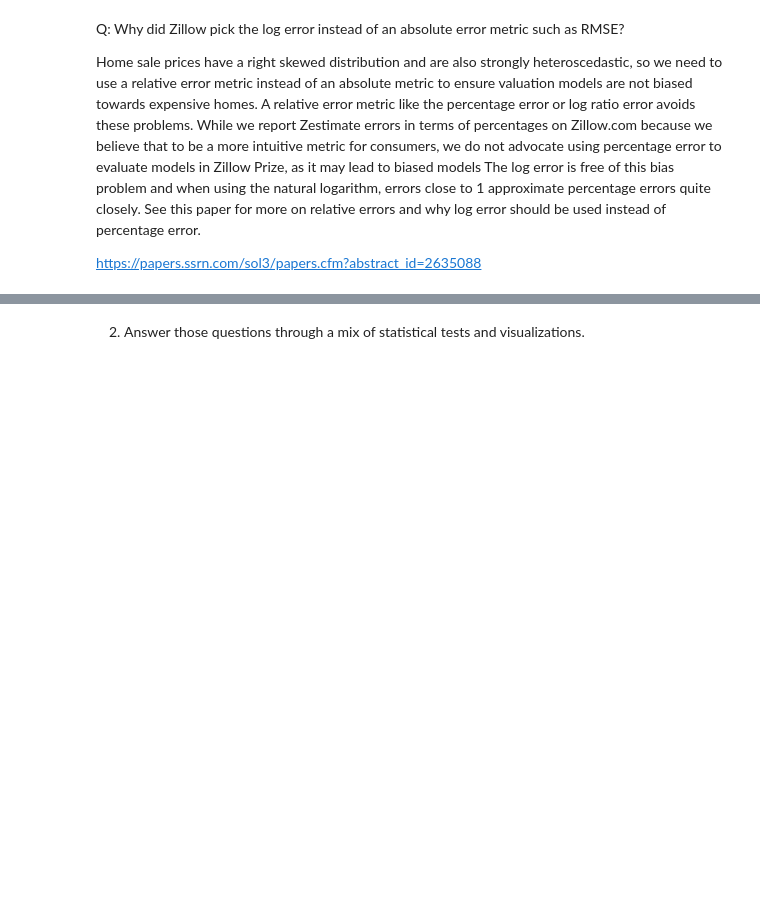
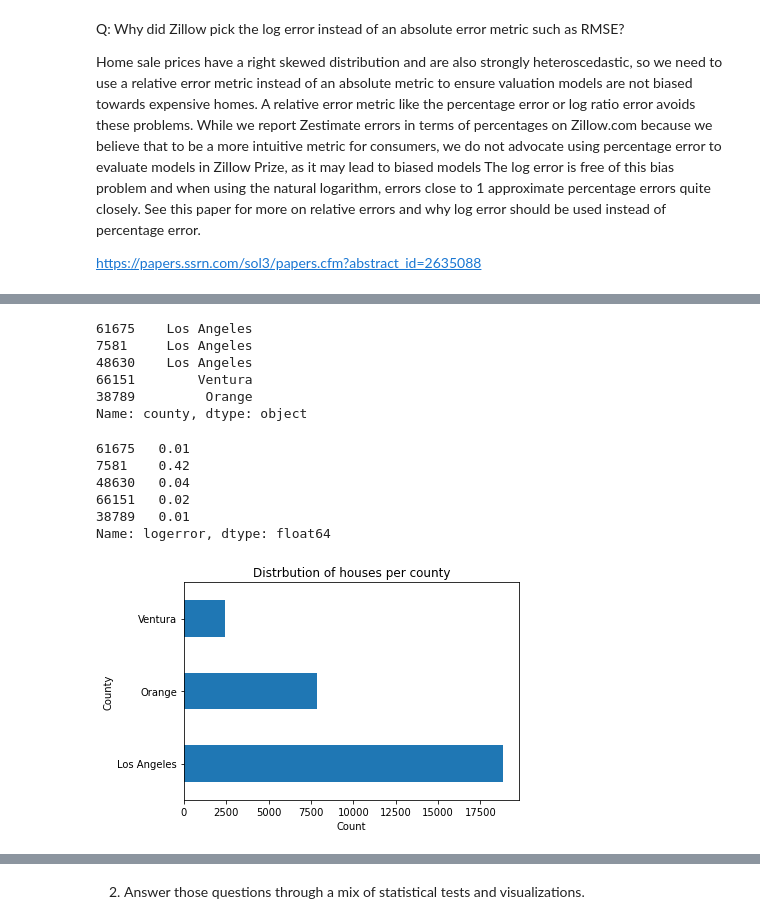
Before and after one commit to chloerwhitaker/clustering-exercises, a Jupyter notebook: explore_zillow.ipynb, the cells around one changed output, grey strips where cells are left out. Cells and saved outputs as stored; diff of their text form; code cells hidden in the pictures; blank space fills up the shorter version.

```diff
--- a/explore_zillow.ipynb
+++ b/explore_zillow.ipynb
@@ -69,0 +101,26 @@ https://papers.ssrn.com/sol3/papers.cfm?abstract_id=2635088
+# %%
+train.county.head()
+# %% [output]
+61675    Los Angeles
+7581     Los Angeles
+48630    Los Angeles
+66151        Ventura
+38789         Orange
+Name: county, dtype: object
+# %%
+train.logerror.head()
+# %% [output]
+61675   0.01
+7581    0.42
+48630   0.04
+66151   0.02
+38789   0.01
+Name: logerror, dtype: float64
+# %%
+train.county.value_counts().plot.barh()
+plt.title('Distrbution of houses per county')
+plt.ylabel('County')
+plt.xlabel('Count')
+plt.show()
+# %% [output]
+[figure, added]
```
Also changed, not shown: parts of 16 cells of this notebook.
